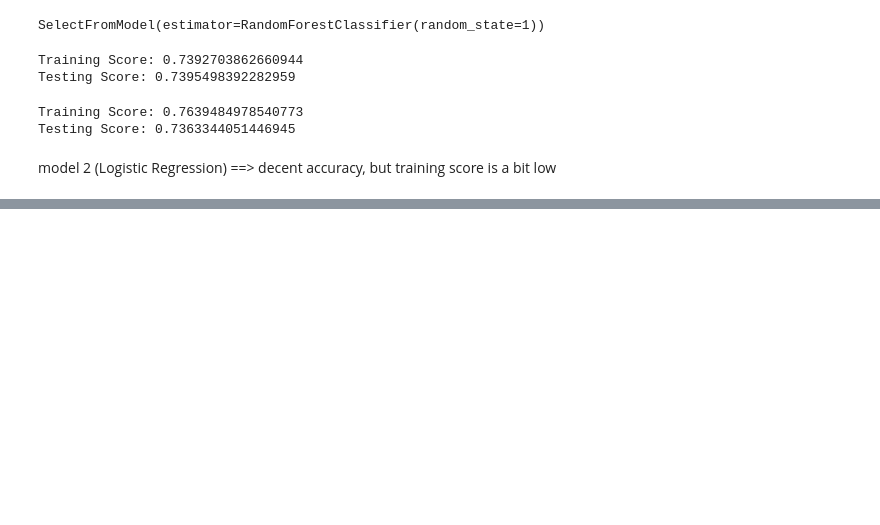
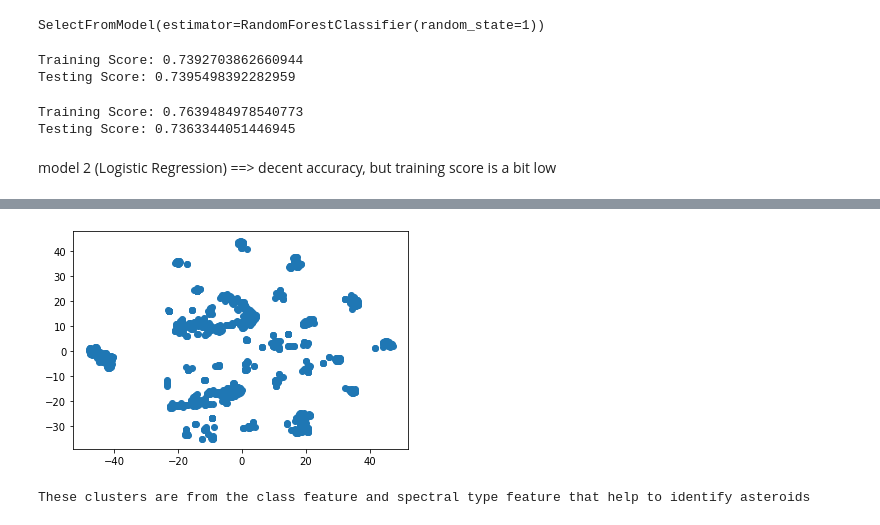
Before and after one commit to RobSalazar/Project-4, a Jupyter notebook: space_data.ipynb, the cells around one changed output, grey strips where cells are left out. Cells and saved outputs as stored; diff of their text form; code cells hidden in the pictures; blank space fills up the shorter version.

Commit message:
added more models to machine learning

```diff
--- a/space_data.ipynb
+++ b/space_data.ipynb
@@ -211,0 +310,4 @@ joblib.dump(clf_for,"rf_model.joblib")
+# %%
+# Scale the data
+ss = StandardScaler()
+scaled_df = ss.fit_transform(X)
@@ -211,0 +319,6 @@ joblib.dump(clf_for,"rf_model.joblib")
+# %%
+# Preserve 90% of the explained variance in dimensionality reduction.
+pca = PCA(n_components = .9)
+
+df_pca = pca.fit_transform(scaled_df)
+df_pca
@@ -211,0 +339,4 @@ joblib.dump(clf_for,"rf_model.joblib")
+# %%
+# Convert your data into a dataframe
+space_df = pd.DataFrame(df_pca)
+space_df
@@ -211,0 +376,5 @@ joblib.dump(clf_for,"rf_model.joblib")
+# %%
+# Further reduce the dataset dimensions with t-SNE
+tsne = TSNE(learning_rate = 20)
+tsne_feat = tsne.fit_transform(space_df)
+tsne_feat
@@ -211,0 +389,13 @@ joblib.dump(clf_for,"rf_model.joblib")
+# %%
+# Visually inspect the results
+space_df["x"] = tsne_feat[:,0]
+space_df["y"] = tsne_feat[:,1]
+
+# Plot
+plt.scatter(space_df["x"] , space_df["y"])
+plt.savefig("images/clustered_scatter.PNG")
+plt.show()
+print('These clusters are from the class feature and spectral type feature that help to identify asteroids')
+# %% [output]
+[figure, added]
+These clusters are from the class feature and spectral type feature that help to identify asteroids
```
Also changed, not shown: parts of 58 cells of this notebook, 14 other files.
